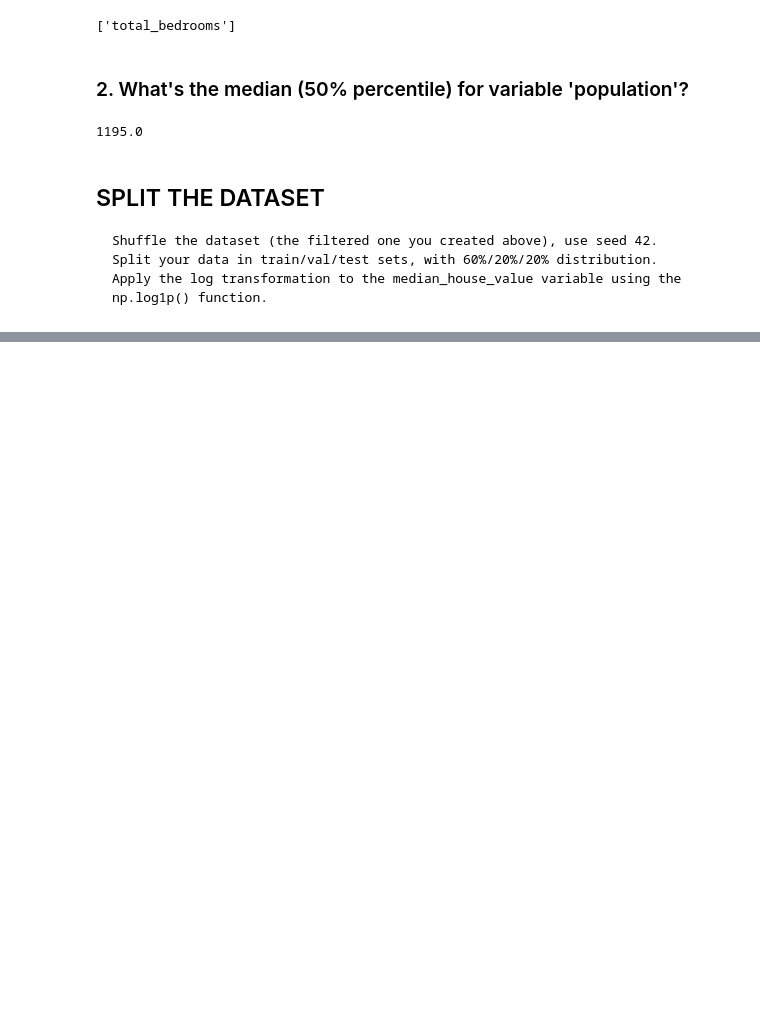
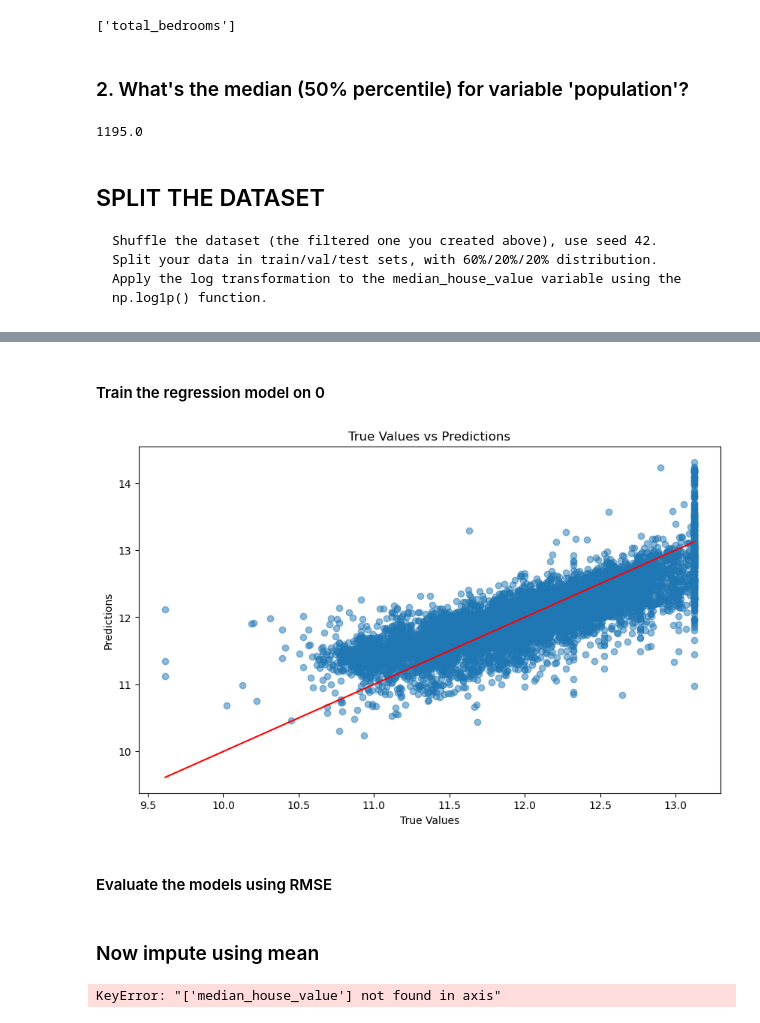
Before and after one commit to kevmo/ml-demos, a Jupyter notebook: Regression.ipynb, the cells around one changed output, grey strips where cells are left out. Cells and saved outputs as stored; diff of their text form; code cells hidden in the pictures; blank space fills up the shorter version.

Commit message:
Regress

```diff
--- a/Regression.ipynb
+++ b/Regression.ipynb
@@ -134,0 +172,23 @@ train.head()
+# %%
+train_data_zero_filled = train.drop(columns=['median_house_value']).copy()
+train_data_zero_filled['total_bedrooms'].fillna(0, inplace=True)
+# %% [markdown]
+#### Train the regression model on 0
+# %%
+from sklearn.linear_model import LinearRegression
+
+model_0 = LinearRegression().fit(train_data_zero_filled, train['median_house_value'])
+# %%
+train_predictions = model_0.predict(train_data_zero_filled)
+
+plt.figure(figsize=(10, 6))
+plt.scatter(train['median_house_value'], train_predictions, alpha=0.5)
+plt.xlabel('True Values')
+plt.ylabel('Predictions')
+plt.title('True Values vs Predictions')
+plt.plot([min(train['median_house_value']), max(train['median_house_value'])], [min(train['median_house_value']), max(train['median_house_value'])], color='red') # y=x line
+plt.show()
+# %% [output]
+[figure, added]
+# %% [markdown]
+#### Evaluate the models using RMSE
@@ -134,0 +197,8 @@ train.head()
+# %% [markdown]
+### Now impute using mean
+# %%
+mean_value = train['total_bedrooms'].mean()
+train_data_mean_filled = train.drop('median_house_value').copy()
+train_data_mean_filled['total_bedrooms'].fillna(mean_value, inplace=True)
+# %% [output]
+KeyError: "['median_house_value'] not found in axis"
```
Also changed, not shown: parts of 7 cells of this notebook.
